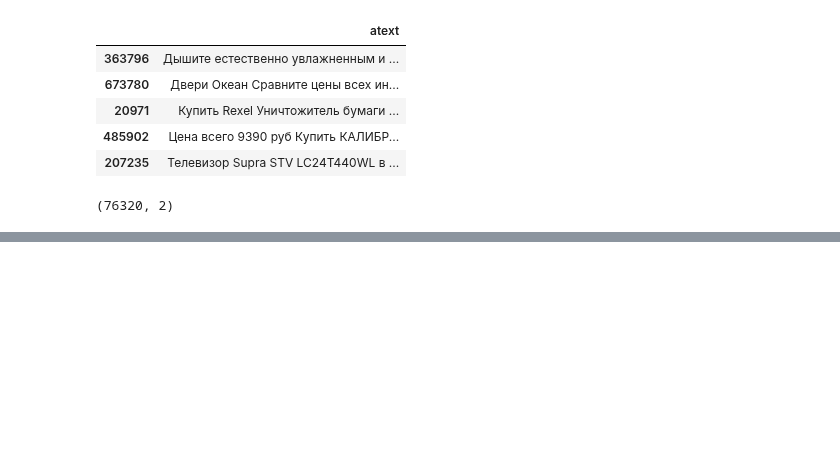
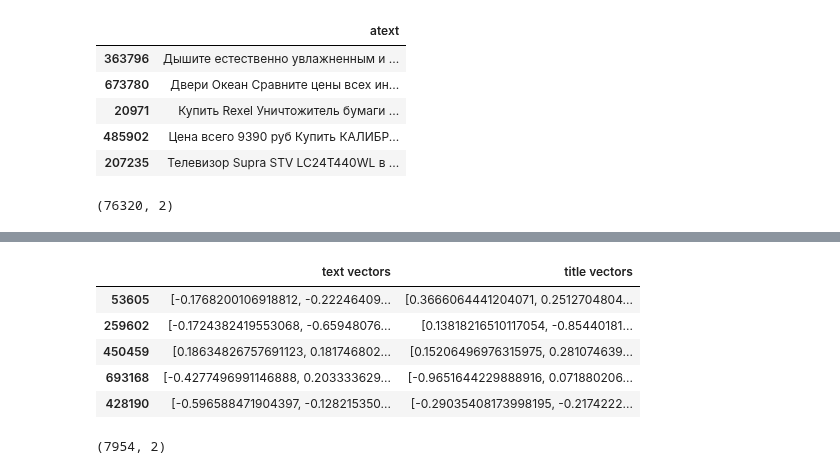
Before and after one commit to innawendell/Describing-Data-, a Jupyter notebook: Ads.ipynb, the cells around one changed output, grey strips where cells are left out. Saved outputs shown, nothing was run; the diff lists cells and outputs as text; code cells hidden in the pictures; blank space fills up the shorter version.

```diff
--- a/Ads.ipynb
+++ b/Ads.ipynb
@@ -322,0 +421,4 @@ len(small) / len([rank for rank in ranks if rank is not None])
+# %%
+new_X = concat[['text vectors', 'title vectors']]
+# %%
+new_y = concat['pair class']
@@ -322,0 +427,13 @@ len(small) / len([rank for rank in ranks if rank is not None])
+# %%
+X_train_new.head()
+# %% [output]
+|  | text vectors | title vectors |
+| 53605 | [-0.1768200106918812, -0.22246409... | [0.3666064441204071, 0.2512704804... |
+| 259602 | [-0.1724382419553068, -0.65948076... | [0.13818216510117054, -0.85440181... |
+| 450459 | [0.18634826757691123, 0.181746802... | [0.15206496976315975, 0.281074639... |
+| 693168 | [-0.4277496991146888, 0.203333629... | [-0.9651644229888916, 0.071880206... |
+| 428190 | [-0.596588471904397, -0.128215350... | [-0.29035408173998195, -0.2174222... |
+# %%
+X_train_new.shape
+# %% [output]
+(7954, 2)
```
Also changed, not shown: parts of 36 cells of this notebook.
